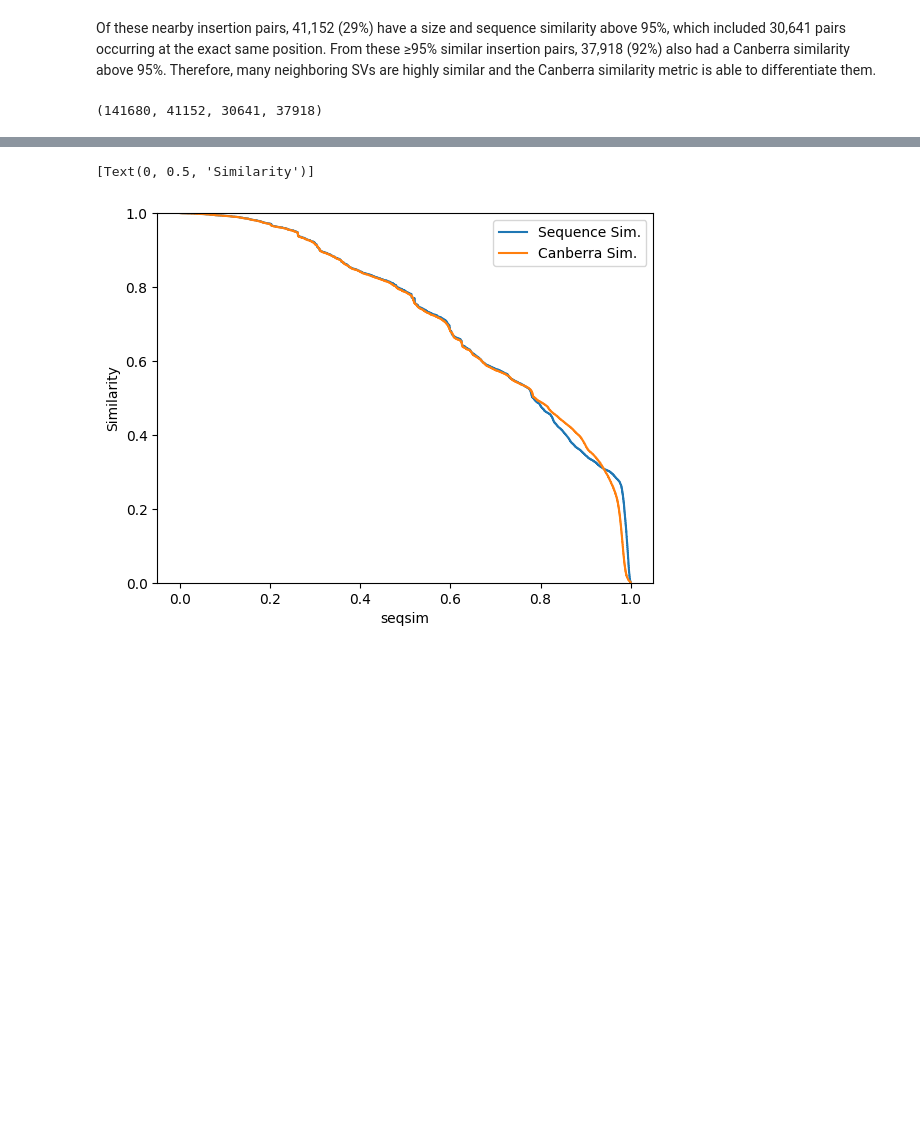
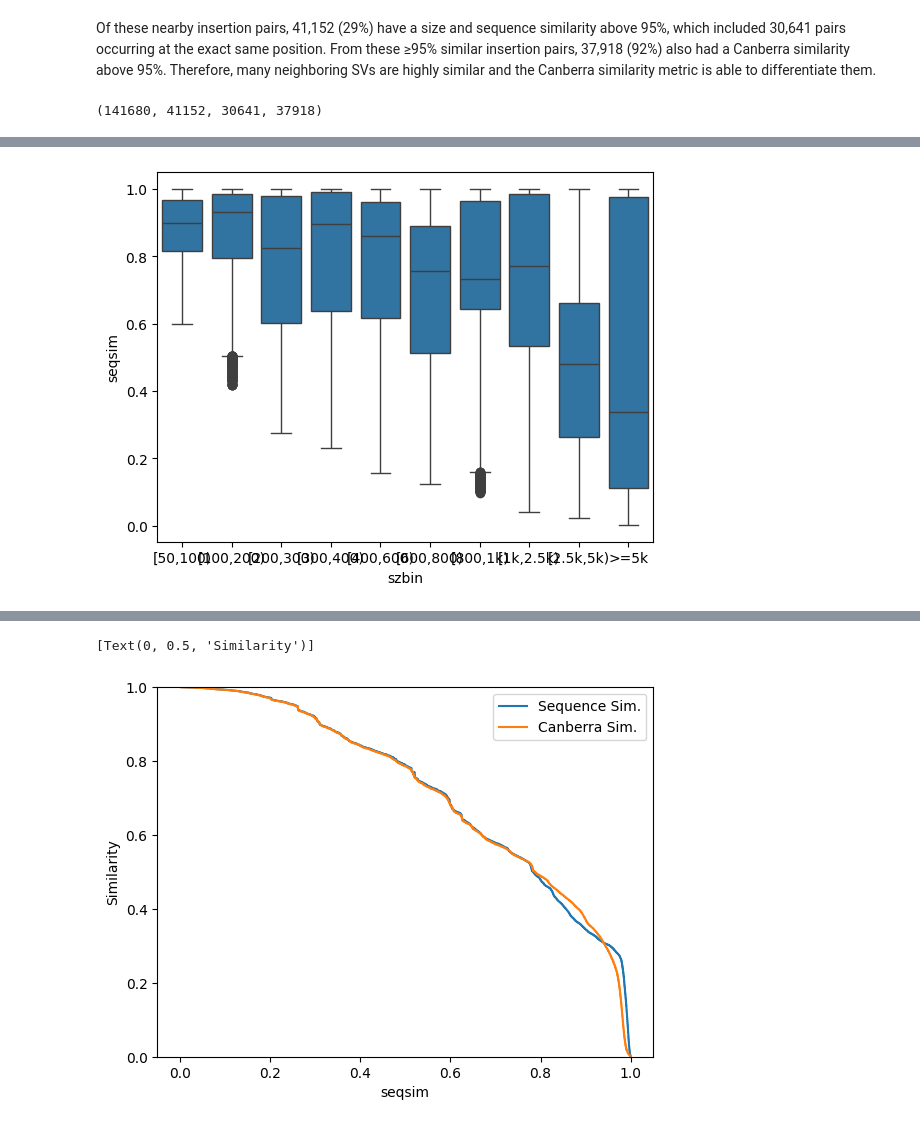
Before and after one commit to fabio-cunial/kanpig_experiments, a Jupyter notebook: manuscript/figure1/SeqSimilarity.ipynb, the cells around one changed output, grey strips where cells are left out. Saved outputs shown, nothing was run; the diff lists cells and outputs as text; code cells hidden in the pictures; blank space fills up the shorter version.

```diff
--- a/manuscript/figure1/SeqSimilarity.ipynb
+++ b/manuscript/figure1/SeqSimilarity.ipynb
@@ -50,0 +96,4 @@ tot_pairs, len(highsim_pairs), highsim_pairs['same_start'].sum(), (highsim_pairs
+# %%
+_ = sb.boxplot(data=data, x='szbin', y='seqsim', order=truvari.SZBINS[8:])
+# %% [output]
+[figure, added]
```
Also changed, not shown: parts of 27 cells of this notebook, 3 other files.
